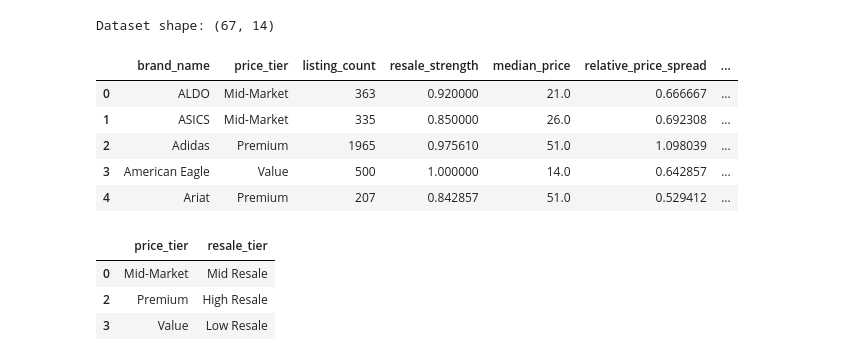
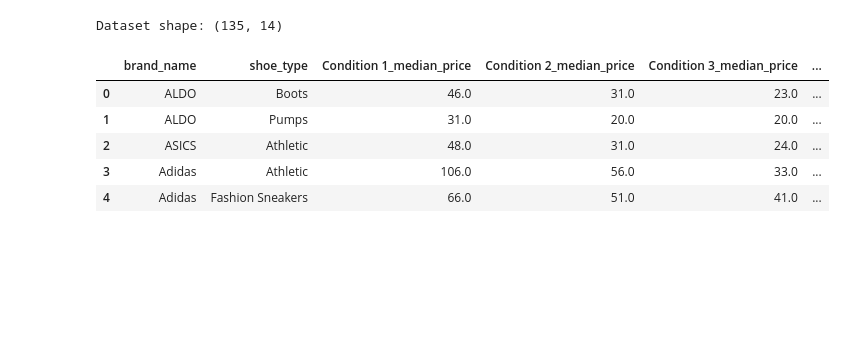
Before and after one commit to ipekcsknzr/mercari-shoe-resale-analysis-and-price-estimator, a Jupyter notebook: notebooks/05_visualizations.ipynb, the cells around one changed output. Drawn from its saved outputs; the diff is of its cells as text; code cells hidden in the pictures; blank space fills up the shorter version.

Commit message:
Simplify project to condition-based brand profiles

```diff
--- a/notebooks/05_visualizations.ipynb
+++ b/notebooks/05_visualizations.ipynb
@@ -6,35 +8,17 @@ import matplotlib.pyplot as plt
 # %%
-metrics_path = Path(
-    "../data/processed/final_brand_metrics.parquet"
+results_path = Path(
+    "../data/processed/brand_shoe_condition_retention.parquet"
 )
 
-metrics = pd.read_parquet(metrics_path)
+retention = pd.read_parquet(results_path)
 
-print("Dataset shape:", metrics.shape)
-metrics.head()
+print("Dataset shape:", retention.shape)
+retention.head()
 # %% [output]
-Dataset shape: (67, 14)
+Dataset shape: (135, 14)
-|  | brand_name | price_tier | listing_count | resale_strength | median_price | relative_price_spread | ... |
-| 0 | ALDO | Mid-Market | 363 | 0.920000 | 21.0 | 0.666667 | ... |
-| 1 | ASICS | Mid-Market | 335 | 0.850000 | 26.0 | 0.692308 | ... |
-| 2 | Adidas | Premium | 1965 | 0.975610 | 51.0 | 1.098039 | ... |
-| 3 | American Eagle | Value | 500 | 1.000000 | 14.0 | 0.642857 | ... |
-| 4 | Ariat | Premium | 207 | 0.842857 | 51.0 | 0.529412 | ... |
+|  | brand_name | shoe_type | Condition 1_median_price | Condition 2_median_price | Condition 3_median_price | ... |
+| 0 | ALDO | Boots | 46.0 | 31.0 | 23.0 | ... |
+| 1 | ALDO | Pumps | 31.0 | 20.0 | 20.0 | ... |
+| 2 | ASICS | Athletic | 48.0 | 31.0 | 24.0 | ... |
+| 3 | Adidas | Athletic | 106.0 | 56.0 | 33.0 | ... |
+| 4 | Adidas | Fashion Sneakers | 66.0 | 51.0 | 41.0 | ... |
-# %%
-tier_name_map = {
-    "Premium": "High Resale",
-    "Mid-Market": "Mid Resale",
-    "Value": "Low Resale"
-}
-
-metrics["resale_tier"] = (
-    metrics["price_tier"]
-    .map(tier_name_map)
-)
-
-metrics[["price_tier", "resale_tier"]].drop_duplicates()
-# %% [output]
-|  | price_tier | resale_tier |
-| 0 | Mid-Market | Mid Resale |
-| 2 | Premium | High Resale |
-| 3 | Value | Low Resale |
```
Also changed, not shown: parts of 17 cells of this notebook.
